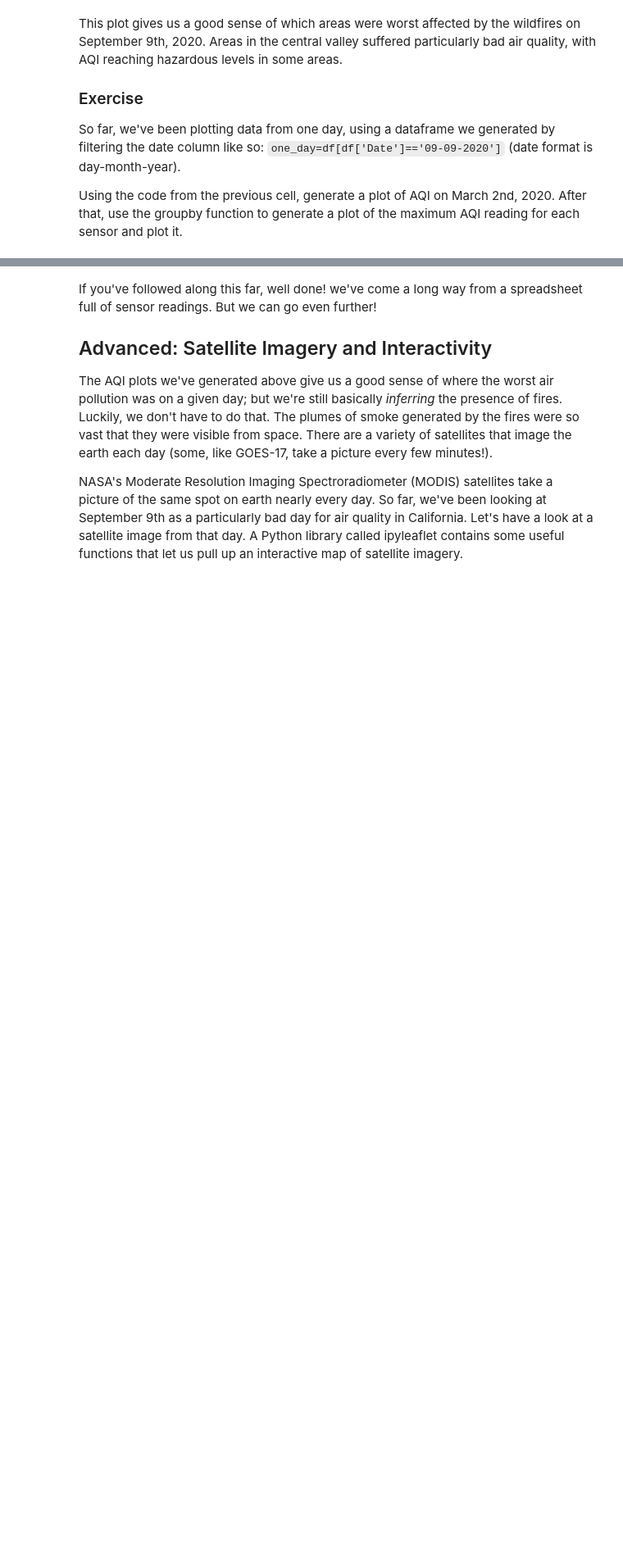
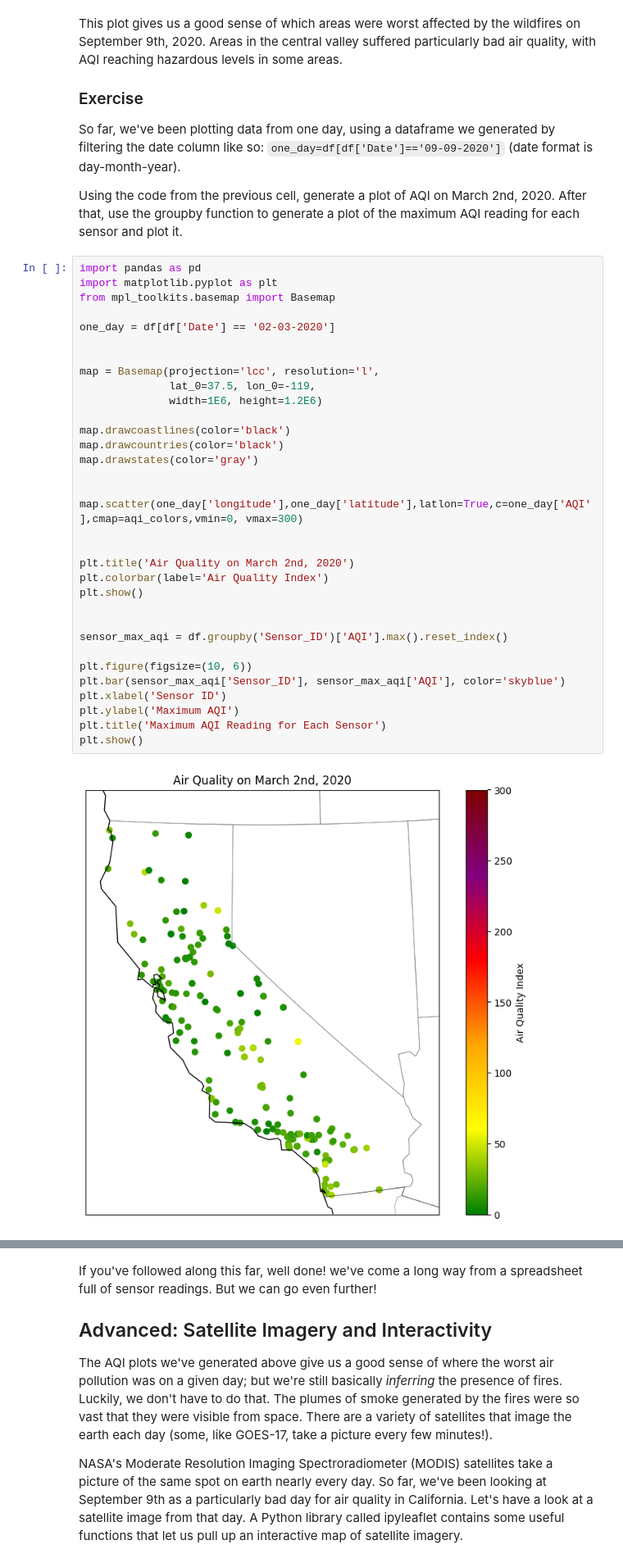
Before and after one commit to Alison339/QM2-1, a Jupyter notebook: notebooks/W03. Spatial Data.ipynb, the cells around one changed output, grey strips where cells are left out. Shown at 82% size. Saved outputs shown, nothing was run; the diff lists cells and outputs as text; blank space fills up the shorter version.

```diff
--- a/notebooks/W03. Spatial Data.ipynb
+++ b/notebooks/W03. Spatial Data.ipynb
@@ -387,3 +415,38 @@ This plot gives us a good sense of which areas were worst affected by the wildfi
 So far, we've been plotting data from one day, using a dataframe we generated by filtering the date column like so: `one_day=df[df['Date']=='09-09-2020']` (date format is day-month-year).
 
 Using the code from the previous cell, generate a plot of AQI on March 2nd, 2020. After that, use the groupby function to generate a plot of the maximum AQI reading for each sensor and plot it.
+# %%
+import pandas as pd
+import matplotlib.pyplot as plt
+from mpl_toolkits.basemap import Basemap
+
+one_day = df[df['Date'] == '02-03-2020']
+
+
+map = Basemap(projection='lcc', resolution='l',
+              lat_0=37.5, lon_0=-119,
+              width=1E6, height=1.2E6)
+
+map.drawcoastlines(color='black')
+map.drawcountries(color='black')
+map.drawstates(color='gray')
+
+
+map.scatter(one_day['longitude'],one_day['latitude'],latlon=True,c=one_day['AQI'],cmap=aqi_colors,vmin=0, vmax=300)
+
+
+plt.title('Air Quality on March 2nd, 2020')
+plt.colorbar(label='Air Quality Index')
+plt.show()
+
+
+sensor_max_aqi = df.groupby('Sensor_ID')['AQI'].max().reset_index()
+
+plt.figure(figsize=(10, 6))
+plt.bar(sensor_max_aqi['Sensor_ID'], sensor_max_aqi['AQI'], color='skyblue')
+plt.xlabel('Sensor ID')
+plt.ylabel('Maximum AQI')
+plt.title('Maximum AQI Reading for Each Sensor')
+plt.show()
+# %% [output]
+[figure, added]
```
Also changed, not shown: parts of 14 cells of this notebook.
